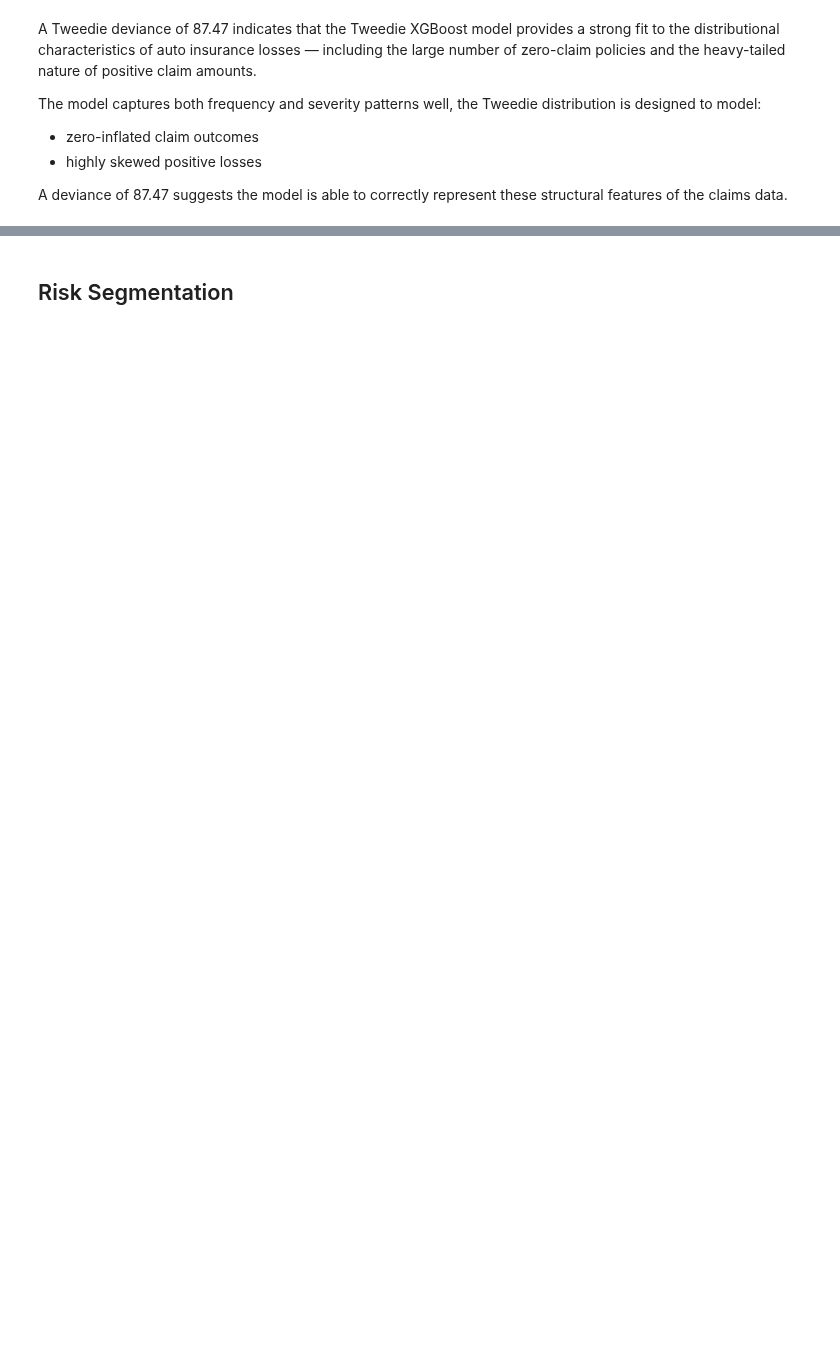
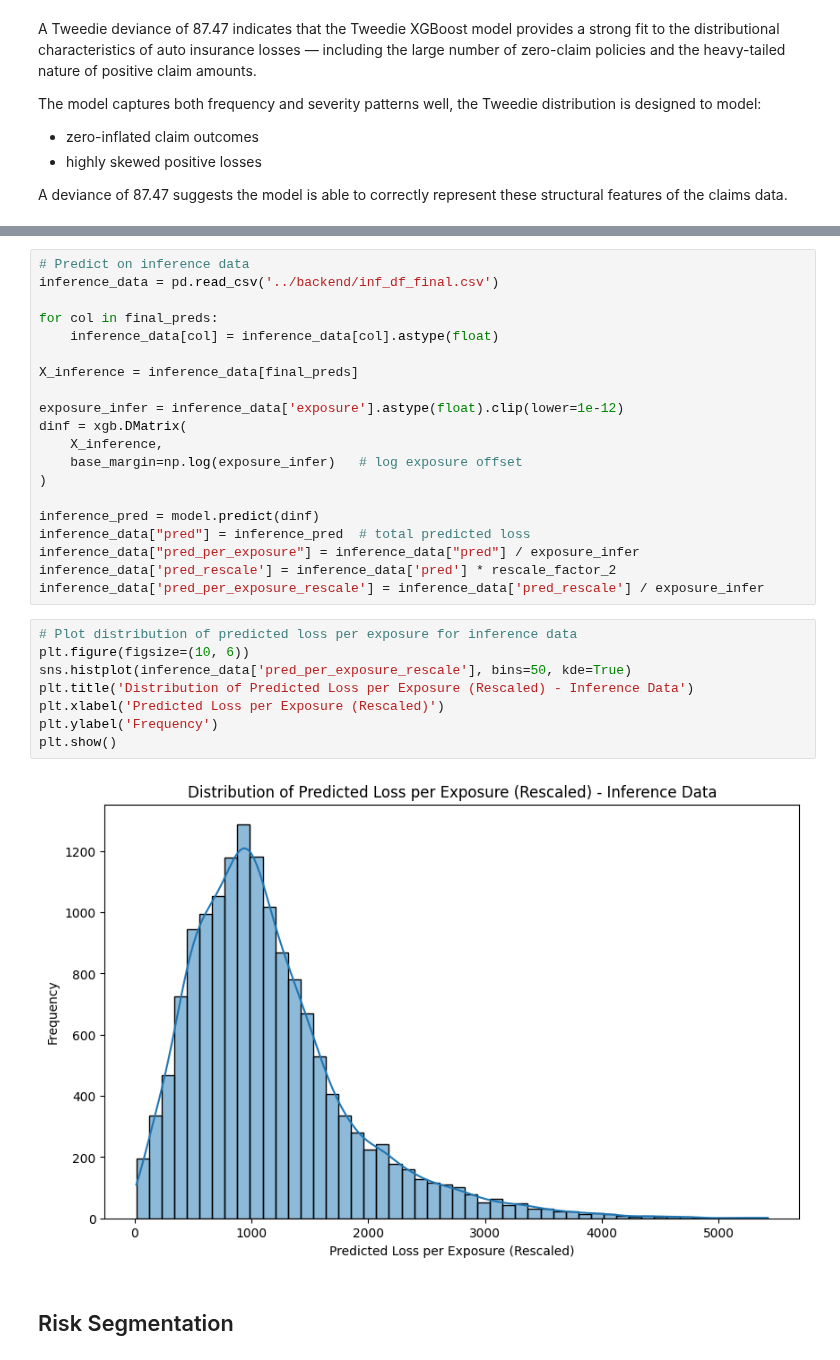
Before and after one commit to adervesh03/Hawkeye-Datathon-2025, a Jupyter notebook: backend/TEMP_model_implementation.ipynb, the cells around one changed output, grey strips where cells are left out. Cells and saved outputs as stored; diff of their text form; blank space fills up the shorter version.

```diff
--- a/backend/TEMP_model_implementation.ipynb
+++ b/backend/TEMP_model_implementation.ipynb
@@ -709,2 +718,32 @@ importance_df
+# %%
+# Predict on inference data
+inference_data = pd.read_csv('../backend/inf_df_final.csv')
+
+for col in final_preds:
+    inference_data[col] = inference_data[col].astype(float)
+
+X_inference = inference_data[final_preds]
+
+exposure_infer = inference_data['exposure'].astype(float).clip(lower=1e-12)
+dinf = xgb.DMatrix(
+    X_inference,
+    base_margin=np.log(exposure_infer)   # log exposure offset
+)
+
+inference_pred = model.predict(dinf)
+inference_data["pred"] = inference_pred  # total predicted loss
+inference_data["pred_per_exposure"] = inference_data["pred"] / exposure_infer
+inference_data['pred_rescale'] = inference_data['pred'] * rescale_factor_2
+inference_data['pred_per_exposure_rescale'] = inference_data['pred_rescale'] / exposure_infer
+# %%
+# Plot distribution of predicted loss per exposure for inference data
+plt.figure(figsize=(10, 6))
+sns.histplot(inference_data['pred_per_exposure_rescale'], bins=50, kde=True)
+plt.title('Distribution of Predicted Loss per Exposure (Rescaled) - Inference Data')
+plt.xlabel('Predicted Loss per Exposure (Rescaled)')
+plt.ylabel('Frequency')
+plt.show()
+# %% [output]
+[figure, added]
 # %% [markdown]
 ## Risk Segmentation
```
Also changed, not shown: parts of 13 cells of this notebook, 2 other files.
